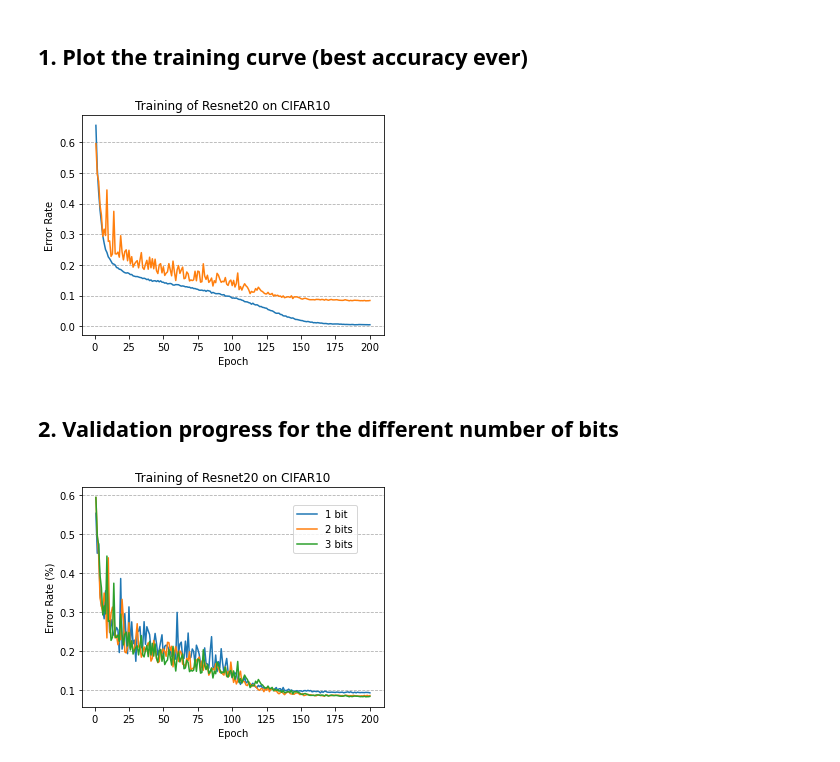
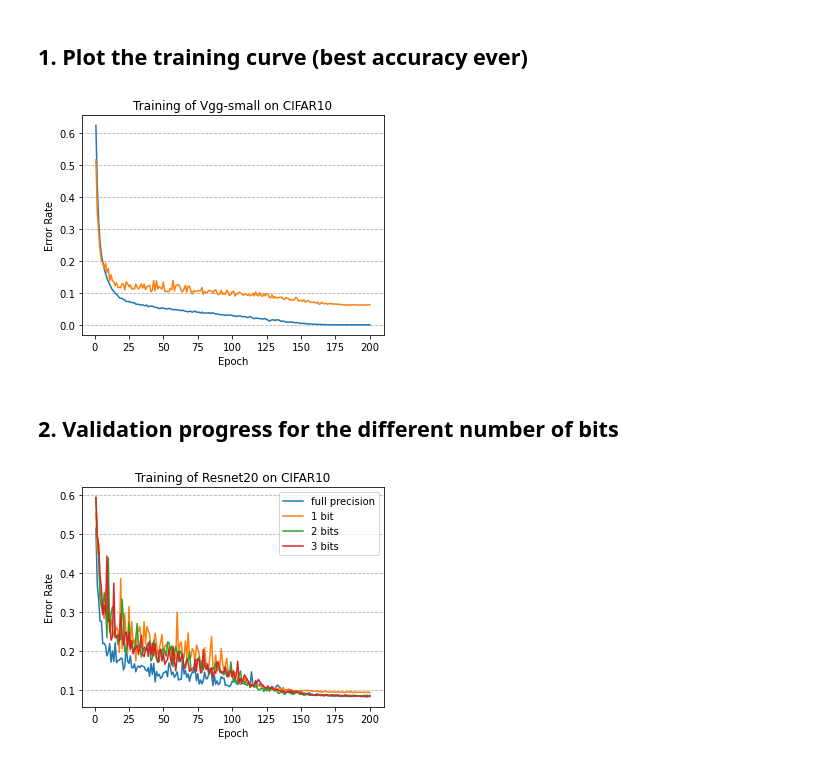
Before and after one commit to qinglu0330/DNN-weight-search, a Jupyter notebook: visualize.ipynb, the cells around one changed output. Drawn from its saved outputs; the diff is of its cells as text; code cells hidden in the pictures.

```diff
--- a/visualize.ipynb
+++ b/visualize.ipynb
@@ -5,12 +5,12 @@ import pandas as pd
 import matplotlib.pyplot as plt
 import numpy as np
 
-result_path = "results/cifar10-resnet20/20210620210302/result.csv"
+result_path = "results/cifar10-vgg_small/20210621140857/result.csv"
 labels = ["acc1"]
 acc_or_err = "err"
 best_ever = False
-title = "Training of Resnet20 on CIFAR10"
-export_path = "results/resnet20-2bit-po2.svg"
+title = "Training of Vgg-small on CIFAR10"
+export_path = "test"
 
 result = pd.read_csv(result_path)
 y_vals = result.loc[:, result.columns.map(lambda s: "acc" in s)]
@@ -20,34 +20,34 @@ x_val = [i + 1 for i in range(len(y_vals))]
 def get_best_ever(series):
     ret = []
     best = float('-inf')
     for d in series:
         best = max(best, d)
         ret.append(best)
     return np.array(ret)
 
 fig, ax = plt.subplots(figsize=(5, 4))
 
 def draw(y_val):
     if best_ever is True:
         y_val = get_best_ever(y_val)
     if acc_or_err == "err":
         y_val = 1 - y_val
     ax.plot(x_val, y_val)
 
 for l in labels:
     for prefix in ["train", "val"]:
         y_val = y_vals[prefix + '_' + l]
         draw(y_val)
 
 ax.set_title(title)
 ax.set_ylabel("Error Rate" if acc_or_err == "err" else "Accuracy")
 ax.set_xlabel("Epoch")
 ax.yaxis.grid(linestyle='dashed')
 fig.tight_layout()
 if export_path:
     fig.savefig(export_path, bbox_inches="tight")
 # %% [output]
-[figure, old version]
+[figure, new version]
 # %% [markdown]
 ## 2. Validation progress for the different number of bits
 # %%
@@ -56,11 +56,13 @@ import matplotlib.pyplot as plt
 import numpy as np
 
 result_paths = [
+    "results/cifar10-resnet20/20210620221039/result.csv",
     "results/cifar10-resnet20/20210620200138/result.csv",
     "results/cifar10-resnet20/20210620203402/result.csv",
     "results/cifar10-resnet20/20210620210302/result.csv",
+    # "results/cifar10-resnet20/20210620214034/result.csv"
     ]
-description = ["1 bit", "2 bits", "3 bits"]
+description = ["full precision", "1 bit", "2 bits", "3 bits"]
 title = "Training of Resnet20 on CIFAR10"
 labels = ["val_acc1"]
 acc_or_err = "err"
@@ -94,12 +96,12 @@ for result_path in result_paths:
     draw(result_path)
 
 ax.set_title(title)
-ax.set_ylabel("Error Rate (%)" if acc_or_err == "err" else "Accuracy (%)")
+ax.set_ylabel("Error Rate" if acc_or_err == "err" else "Accuracy (%)")
 ax.set_xlabel("Epoch")
-ax.legend(description, loc=(0.7, 0.7))
+ax.legend(description, loc="upper right")
 ax.yaxis.grid(linestyle='dashed')
 fig.tight_layout()
 if export_path:
     fig.savefig(export_path, bbox_inches="tight")
 # %% [output]
-[figure, old version]
+[figure, new version]
```
Also changed, not shown: 23 other files.
